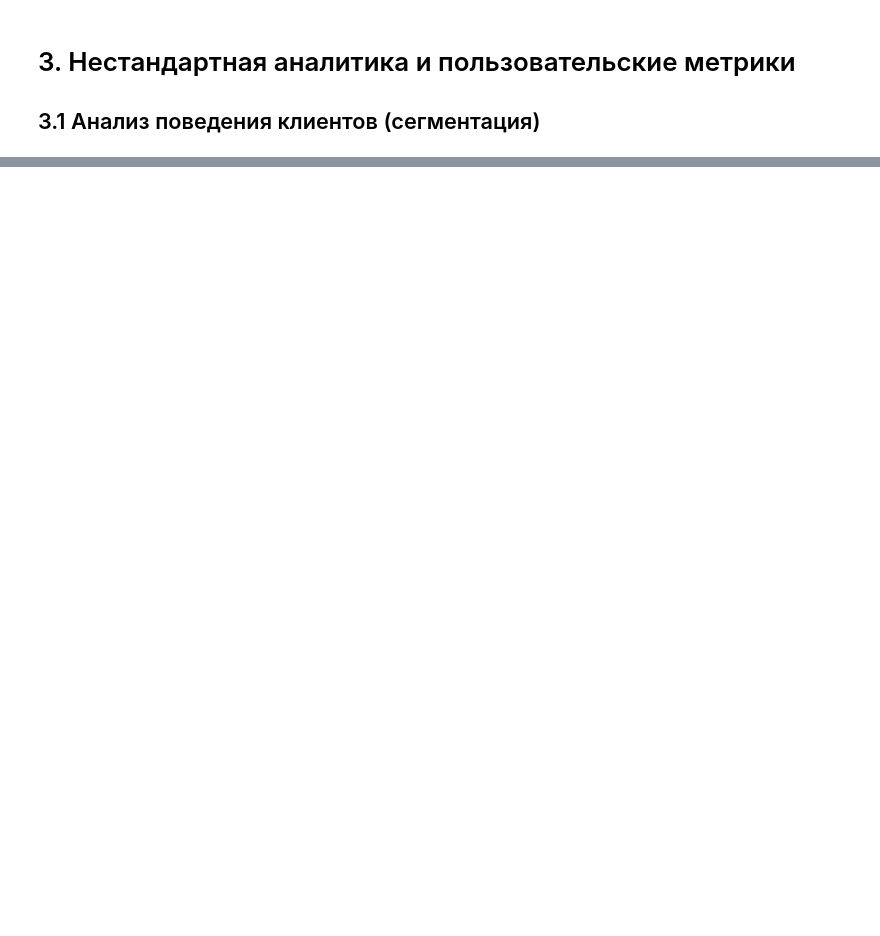
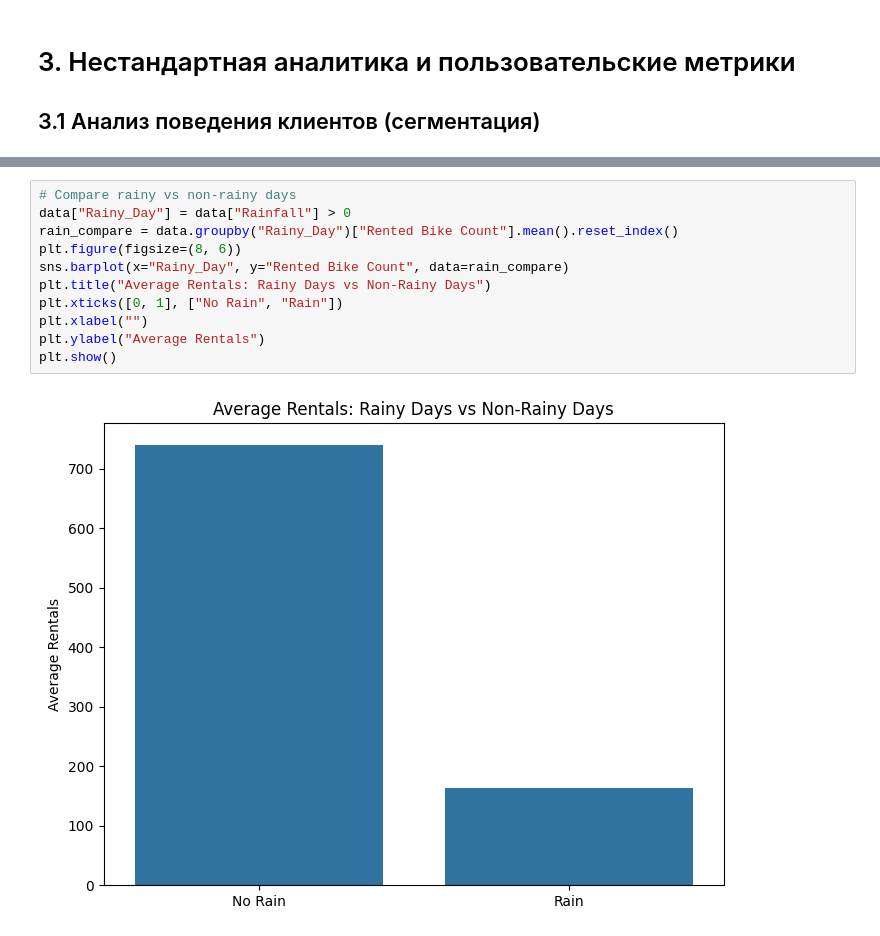
Before and after one commit to EZHOWWW/plab2, a Jupyter notebook: lab.ipynb, the cells around one changed output, grey strips where cells are left out. Drawn from its saved outputs; the diff is of its cells as text; blank space fills up the shorter version.

```diff
--- a/lab.ipynb
+++ b/lab.ipynb
@@ -384,0 +468,13 @@ users_data
+# %%
+# Compare rainy vs non-rainy days
+data["Rainy_Day"] = data["Rainfall"] > 0
+rain_compare = data.groupby("Rainy_Day")["Rented Bike Count"].mean().reset_index()
+plt.figure(figsize=(8, 6))
+sns.barplot(x="Rainy_Day", y="Rented Bike Count", data=rain_compare)
+plt.title("Average Rentals: Rainy Days vs Non-Rainy Days")
+plt.xticks([0, 1], ["No Rain", "Rain"])
+plt.xlabel("")
+plt.ylabel("Average Rentals")
+plt.show()
+# %% [output]
+[figure, added]
```
Also changed, not shown: parts of 13 cells of this notebook.
